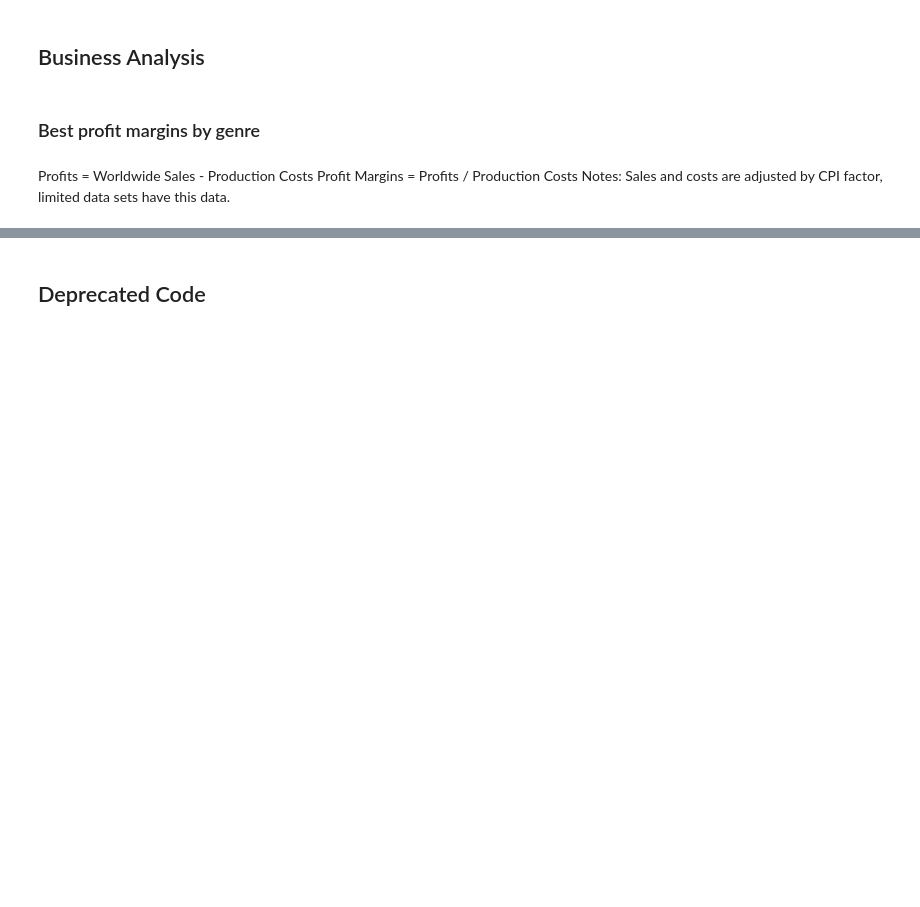
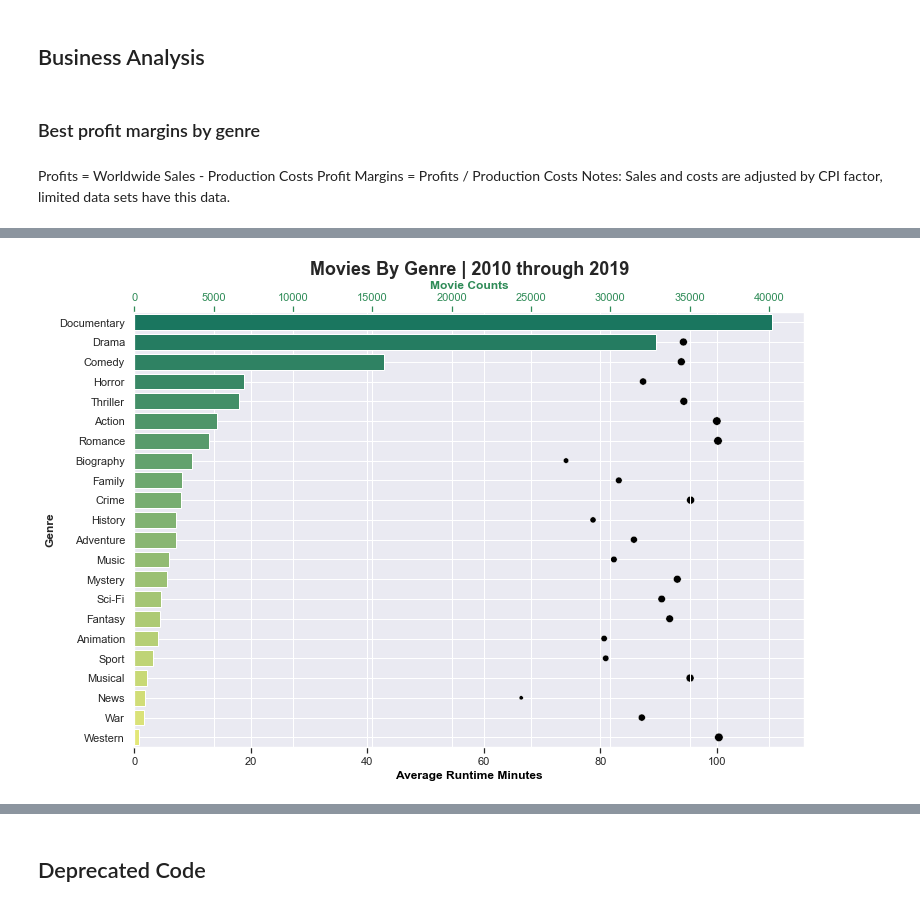
Before and after one commit to cutterback/movie-analysis-project, a Jupyter notebook: movie-analysis.ipynb, the cells around one changed output, grey strips where cells are left out. Saved outputs shown, nothing was run; the diff lists cells and outputs as text; code cells hidden in the pictures; blank space fills up the shorter version.

```diff
--- a/movie-analysis.ipynb
+++ b/movie-analysis.ipynb
@@ -343,0 +248,23 @@ Name: Pct_Total, dtype: float64
+# %%
+# Plot the top 20 genres by title count from 2010-2019
+sns.set(rc={'figure.figsize':(12,8)})
+sns.set_color_codes("muted")
+ax = sns.scatterplot(data = titles_der, x = 'Avg_Runtime_Mins', y = 'genres', color=ax_color, size='Avg_Runtime_Mins', legend=False)
+ax_color = 'black'
+ax.set_xlim(0, 115)
+ax.set_title('Movies By Genre | 2010 through 2019', fontdict= {'fontsize': 18, 'fontweight':'bold'})
+ax.set_xlabel('Average Runtime Minutes', fontdict= {'fontsize': 12, 'fontweight':'bold'}, color=ax_color)
+ax.set_ylabel('Genre', fontdict= {'fontsize': 12, 'fontweight':'bold'})
+
+#specify we want to share the same x-axis
+ax2 = ax.twiny()
+ax2_color = 'seagreen'
+ax2 = sns.barplot(data = titles_der, orient='h', x = 'Movie_Count', y = 'genres', palette='summer')
+ax2.set_xlabel('Movie Counts', fontdict= {'fontsize': 12, 'fontweight':'bold'}, color=ax2_color)
+ax2.xaxis.label.set_color(ax2_color)
+ax2.set_xlim(0, None)
+ax2.tick_params(axis='x', colors=ax2_color)
+
+plt.show()
+# %% [output]
+[figure, added]
```
Also changed, not shown: parts of 14 cells of this notebook.
